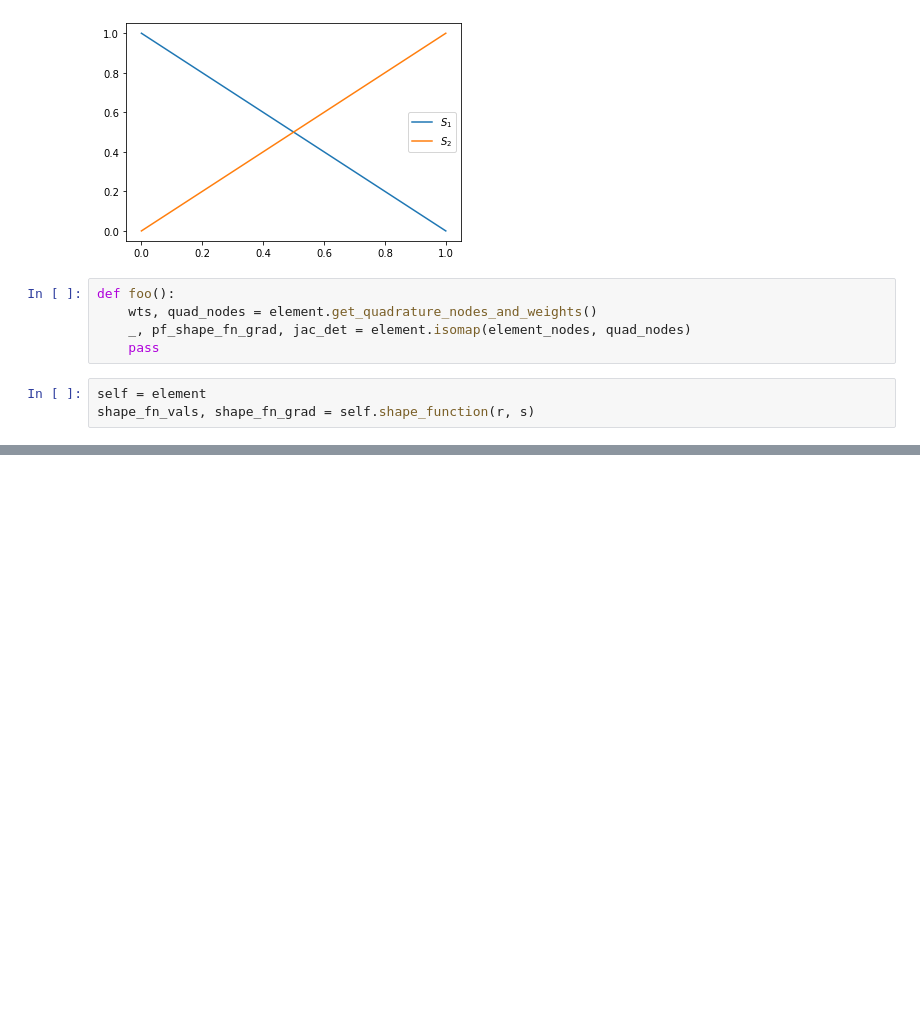
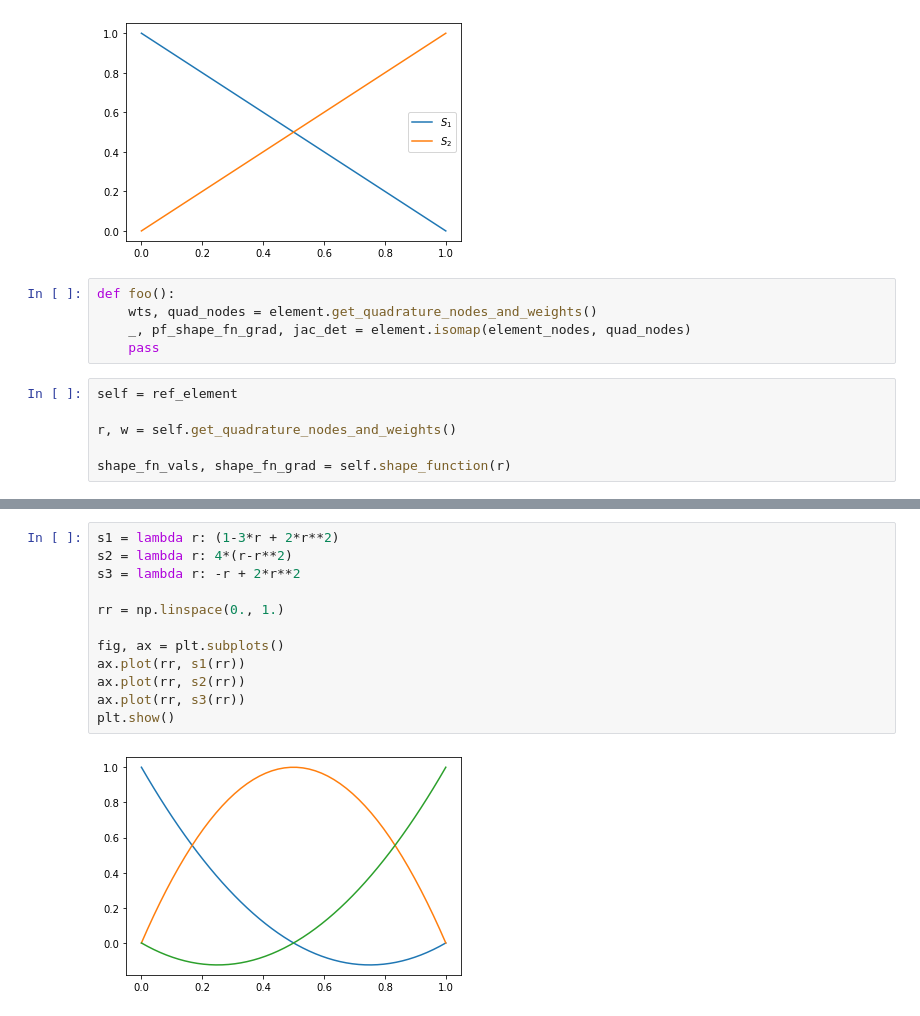
Before and after one commit to danieljtait/tenfem, a Jupyter notebook: examples/notebooks/reference_elements.ipynb, the cells around one changed output, grey strips where cells are left out. Drawn from its saved outputs; the diff is of its cells as text; blank space fills up the shorter version.

```diff
--- a/examples/notebooks/reference_elements.ipynb
+++ b/examples/notebooks/reference_elements.ipynb
@@ -88,5 +84,8 @@ def foo():
     _, pf_shape_fn_grad, jac_det = element.isomap(element_nodes, quad_nodes)
     pass
 # %%
-self = element
-shape_fn_vals, shape_fn_grad = self.shape_function(r, s)
+self = ref_element
+
+r, w = self.get_quadrature_nodes_and_weights()
+
+shape_fn_vals, shape_fn_grad = self.shape_function(r)
@@ -92,0 +130,14 @@ shape_fn_vals, shape_fn_grad = self.shape_function(r, s)
+# %%
+s1 = lambda r: (1-3*r + 2*r**2)
+s2 = lambda r: 4*(r-r**2)
+s3 = lambda r: -r + 2*r**2
+
+rr = np.linspace(0., 1.)
+
+fig, ax = plt.subplots()
+ax.plot(rr, s1(rr))
+ax.plot(rr, s2(rr))
+ax.plot(rr, s3(rr))
+plt.show()
+# %% [output]
+[figure, added]
```
Also changed, not shown: parts of 6 cells of this notebook, 1 other file.
